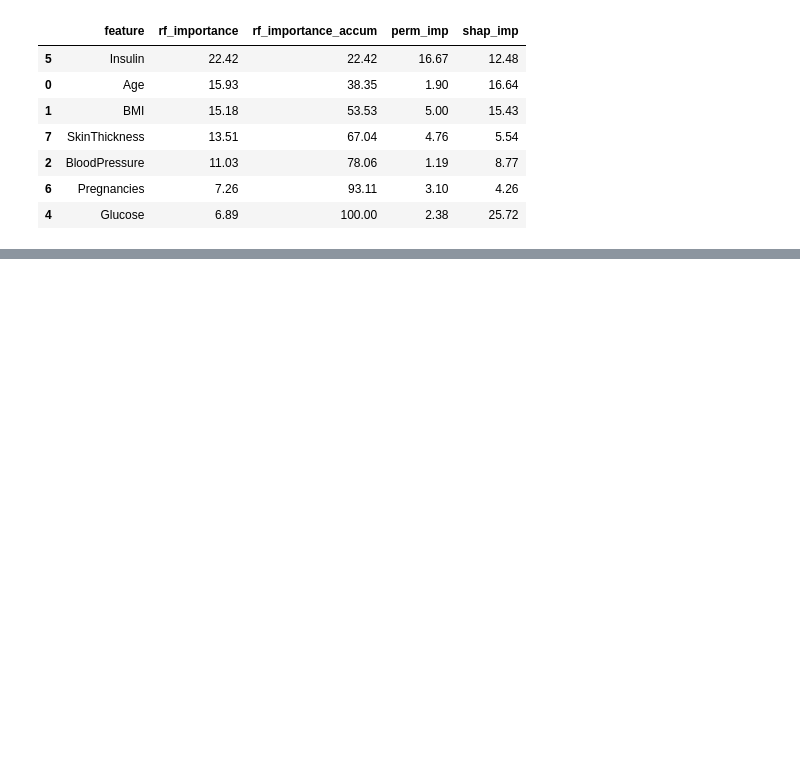
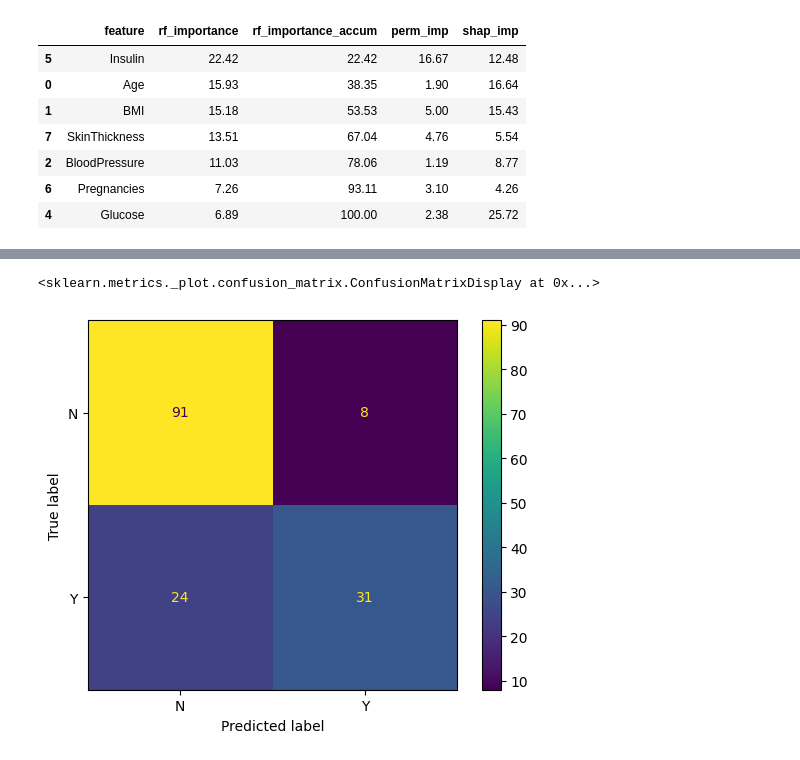
Before and after one commit to 4GeeksAcademy/anagabsr-intro-ml, a Jupyter notebook: src/05-random-forest.ipynb, the cells around one changed output, grey strips where cells are left out. Saved outputs shown, nothing was run; the diff lists cells and outputs as text; code cells hidden in the pictures; blank space fills up the shorter version.

Commit message:
random forest diabetes

```diff
--- a/src/05-random-forest.ipynb
+++ b/src/05-random-forest.ipynb
@@ -205,3 +205,6 @@ df_filt
 | 2 | BloodPressure | 11.03 | 78.06 | 1.19 | 8.77 |
 | 6 | Pregnancies | 7.26 | 93.11 | 3.10 | 4.26 |
 | 4 | Glucose | 6.89 | 100.00 | 2.38 | 25.72 |
+# %%
+features = df_filt['feature']
+features
@@ -207,0 +222,8 @@ df_filt
+# %%
+X_train_sel = X_train_imp[features]
+X_test_sel = X_test_imp[features]
+# %%
+#v1 simple
+
+random_f_1 = RandomForestClassifier(n_estimators=4,max_depth=2,min_samples_leaf=15,random_state=42)
+random_f_1.fit(X_train_sel,y_train)
@@ -207,0 +233,4 @@ df_filt
+# %%
+#V1: evaluacion del modelo en entrenamiento y prueba
+train_pred = random_f_1.predict(X_train_sel)
+test_pred= random_f_1.predict(X_test_sel)
@@ -207,0 +300,10 @@ df_filt
+# %%
+#Matriz 1
+cm = confusion_matrix(y_test, test_pred)
+cm
+
+disp = ConfusionMatrixDisplay(confusion_matrix=cm, display_labels=['N', 'Y'])
+disp.plot()
+# %% [output]
+<sklearn.metrics._plot.confusion_matrix.ConfusionMatrixDisplay at 0x...>
+[figure, added]
```
Also changed, not shown: parts of 11 cells of this notebook, 1 other file.
